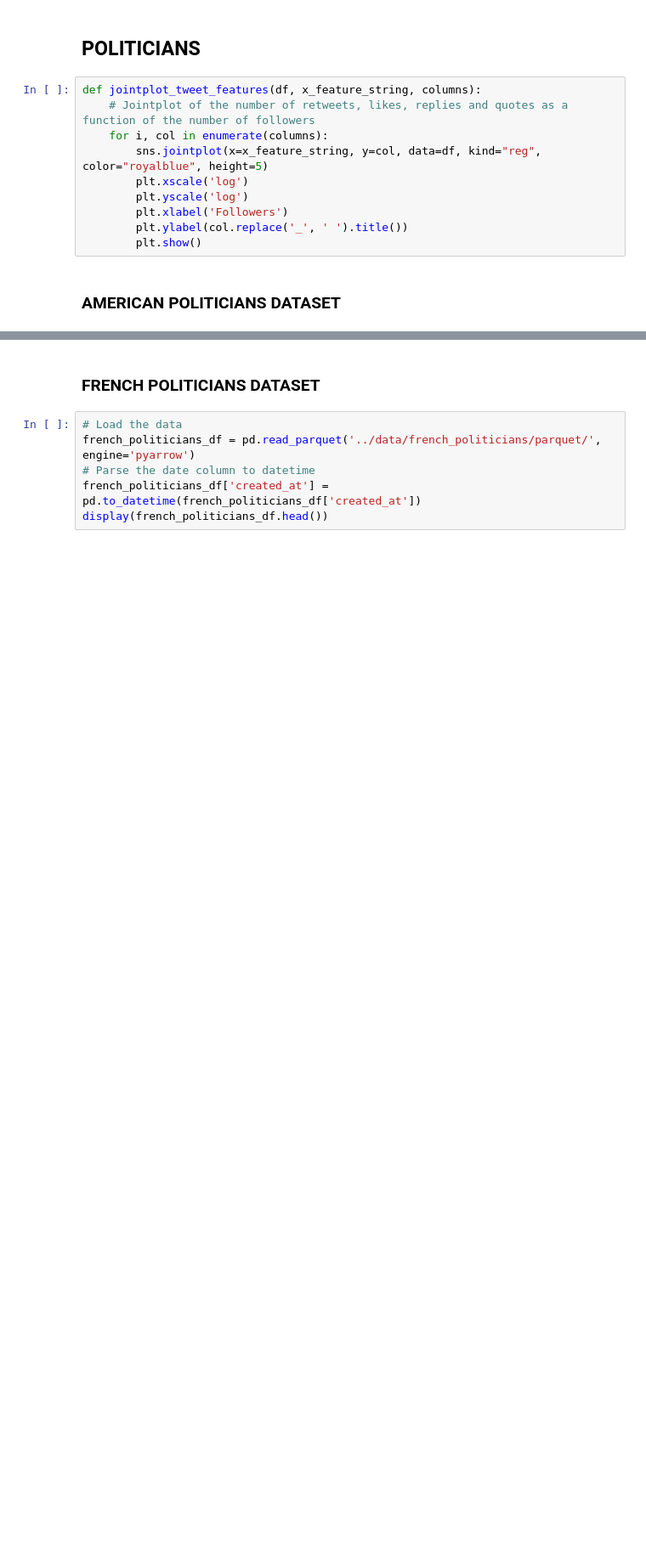
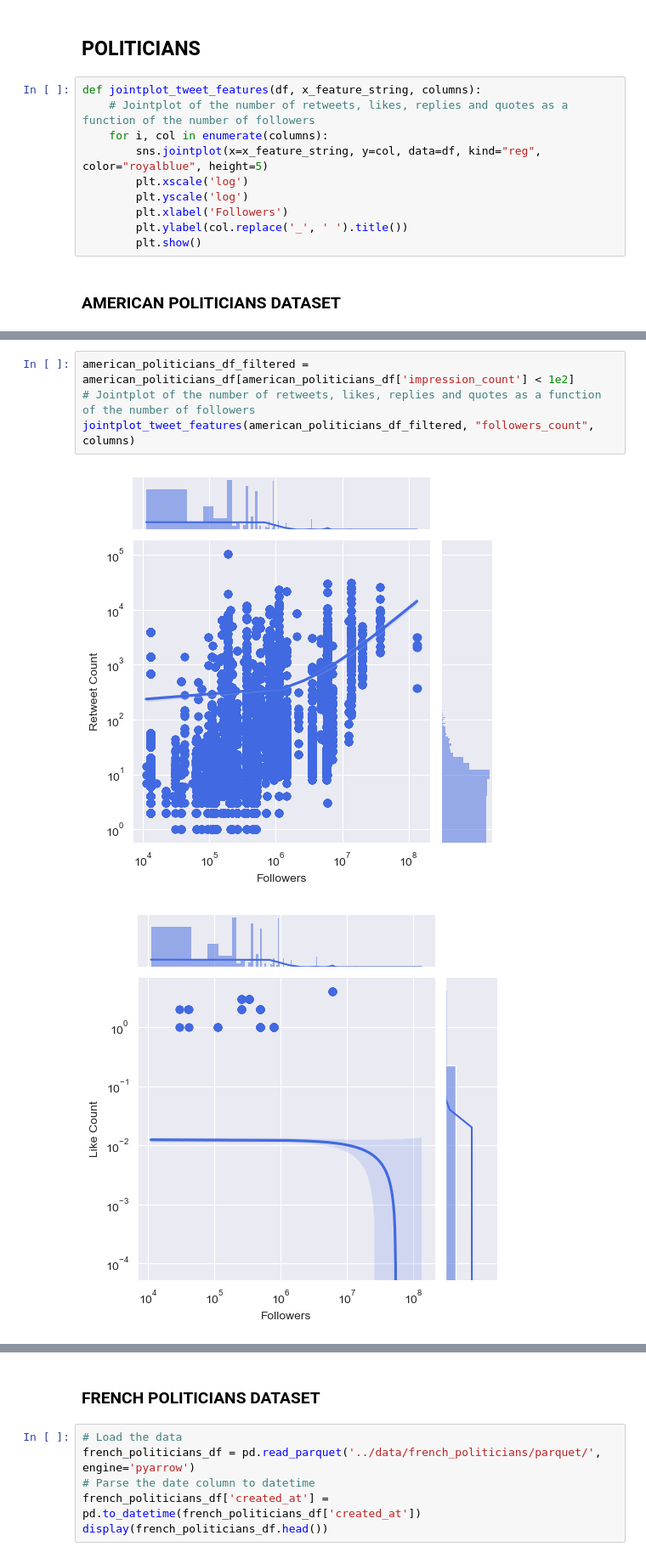
Before and after one commit to abiola123/TwitterAnalysis, a Jupyter notebook: notebooks/03_data_visualization.ipynb, the cells around one changed output, grey strips where cells are left out. Shown at 85% size. Saved outputs shown, nothing was run; the diff lists cells and outputs as text; blank space fills up the shorter version.

```diff
--- a/notebooks/03_data_visualization.ipynb
+++ b/notebooks/03_data_visualization.ipynb
@@ -115,0 +116,7 @@ jointplot_tweet_features(american_politicians_df, "followers_count", columns)
+# %%
+american_politicians_df_filtered = american_politicians_df[american_politicians_df['impression_count'] < 1e2]
+# Jointplot of the number of retweets, likes, replies and quotes as a function of the number of followers
+jointplot_tweet_features(american_politicians_df_filtered, "followers_count", columns)
+# %% [output]
+[figure, added]
+[figure, added]
```
Also changed, not shown: parts of 5 cells of this notebook, 6 other files.
